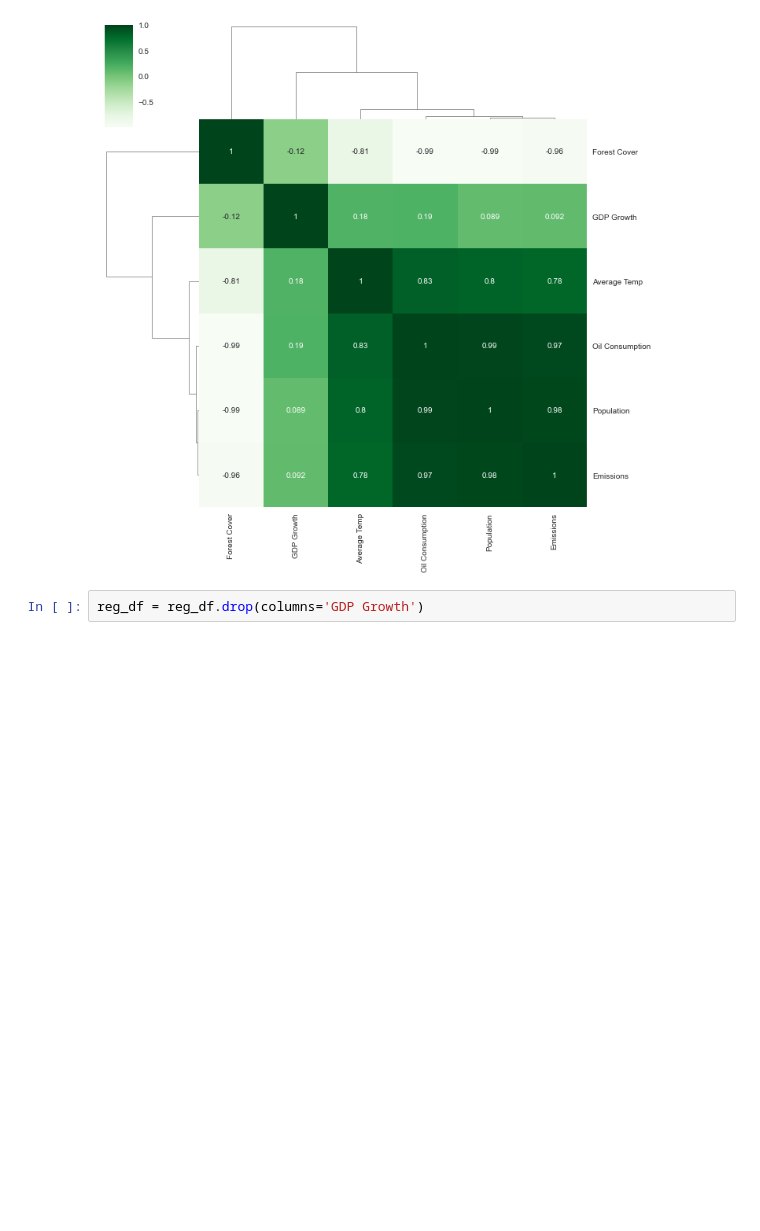
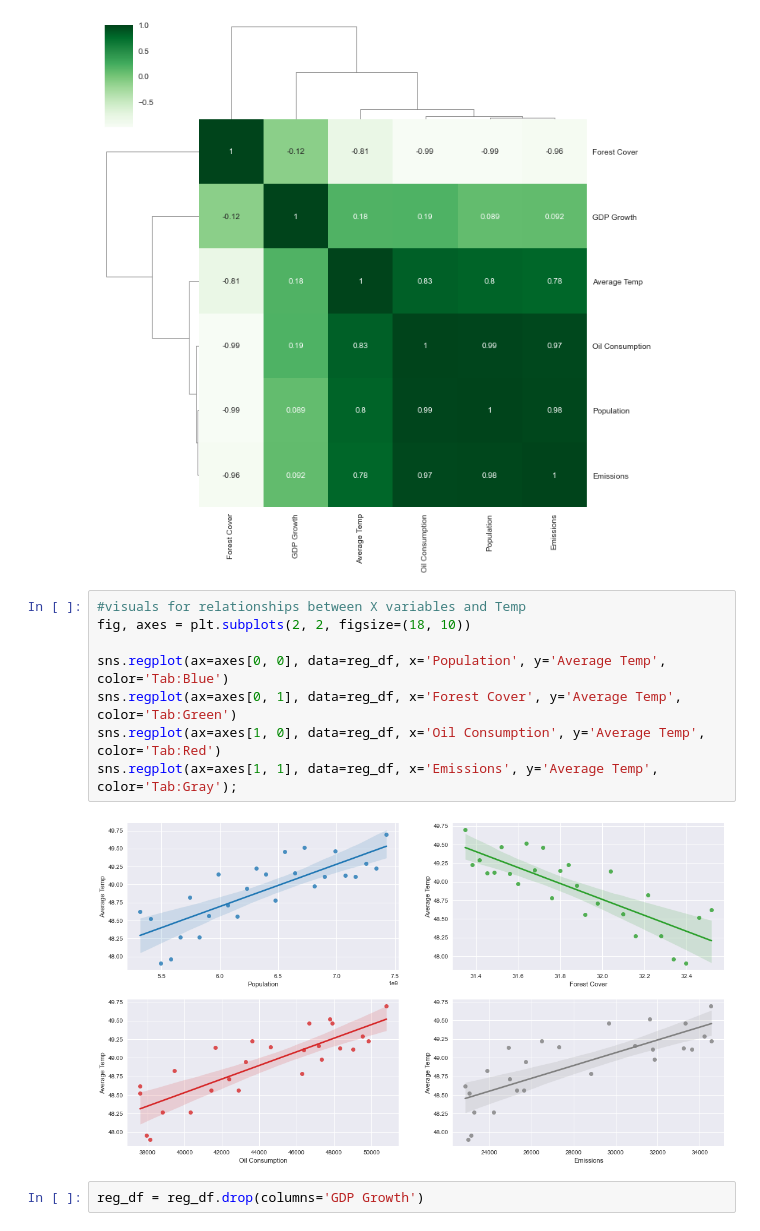
Before and after one commit to cmhollman/Capstone_Project, a Jupyter notebook: Global_Temp_Project.ipynb, the cells around one changed output. Cells and saved outputs as stored; diff of their text form; blank space fills up the shorter version.

Commit message:
added plot

```diff
--- a/Global_Temp_Project.ipynb
+++ b/Global_Temp_Project.ipynb
@@ -659,6 +623,16 @@ corr_matrix = reg_df.corr()
 sns.clustermap(corr_matrix, cmap = 'Greens', annot = True);
 # %% [output]
 [figure]
+# %%
+#visuals for relationships between X variables and Temp
+fig, axes = plt.subplots(2, 2, figsize=(18, 10))
+
+sns.regplot(ax=axes[0, 0], data=reg_df, x='Population', y='Average Temp', color='Tab:Blue')
+sns.regplot(ax=axes[0, 1], data=reg_df, x='Forest Cover', y='Average Temp', color='Tab:Green')
+sns.regplot(ax=axes[1, 0], data=reg_df, x='Oil Consumption', y='Average Temp', color='Tab:Red')
+sns.regplot(ax=axes[1, 1], data=reg_df, x='Emissions', y='Average Temp', color='Tab:Gray');
+# %% [output]
+[figure, added]
 # %%
 reg_df = reg_df.drop(columns='GDP Growth')
 # %% [markdown]
```
Also changed, not shown: parts of 9 cells of this notebook, 3 other files.
